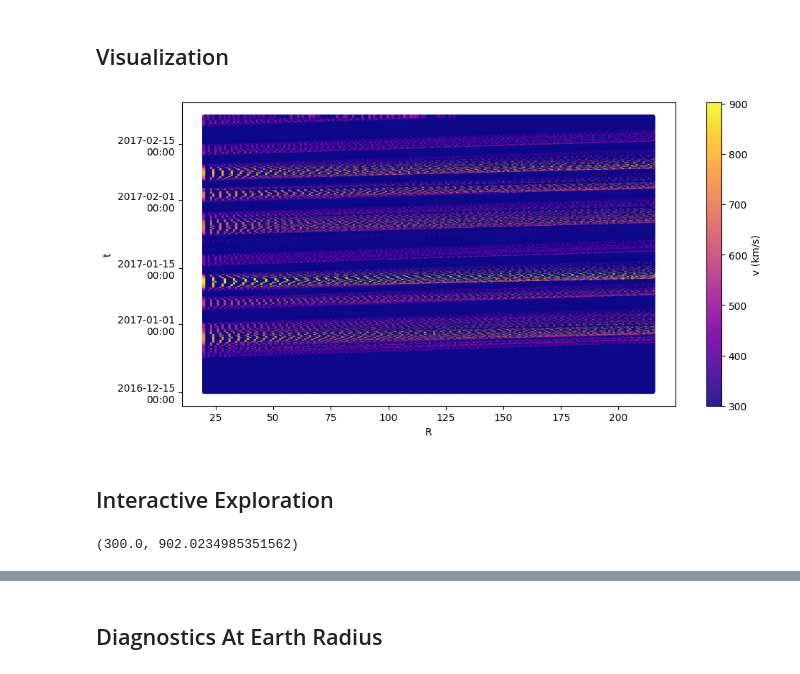
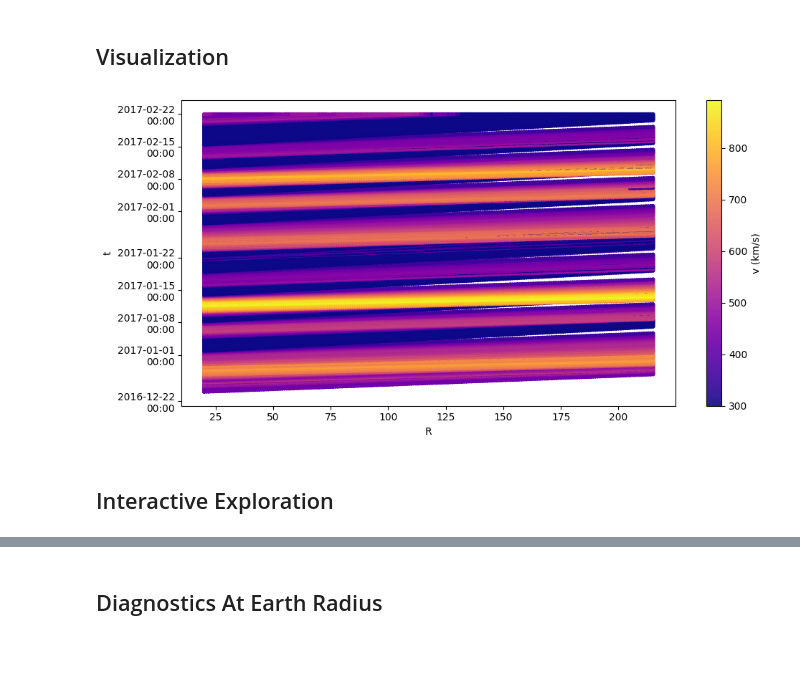
Before and after one commit to oscu0/helio-n, a Jupyter notebook: SW.ipynb, the cells around one changed output, grey strips where cells are left out. Saved outputs shown, nothing was run; the diff lists cells and outputs as text; code cells hidden in the pictures.

Commit message:
Swept cell coverage, validation with Ace @ Earth

```diff
--- a/SW.ipynb
+++ b/SW.ipynb
@@ -113,20 +115,19 @@ for i in tqdm(range(0, len(area_values), chunk), desc="empirical v(area)", unit=
     v_empirical[i:j] = v_min + a * (area_values[i:j] ** alpha)
 sdo_input_df["v_empirical"] = v_empirical
 
-# Align to hourly cadence for exact matching with the 2D grid
+# Assign each source sample to nearest launch hour (±30 min coverage)
+launch_time = (sdo_input_df["dt"] + pd.Timedelta(minutes=30)).dt.floor("1h")
 df_v = (
-    sdo_input_df[["dt", "v_empirical"]]
-    .rename(columns={"dt": "time", "v_empirical": "v"})
-    .set_index("time")
+    pd.DataFrame({"time": launch_time, "v": sdo_input_df["v_empirical"]})
+    .groupby("time", as_index=True)["v"].mean()
+    .to_frame()
     .sort_index()
-    .resample("1h").mean()
-    .dropna(subset=["v"])
 )
 
 sim_start = df_v.index.min().floor("1h")
 sim_end = (df_v.index.max() + pd.Timedelta(days=7)).ceil("1h")
 print("Using SDO input dataframe:", sdo_input_df_name)
-print("Rows in df_v (hourly):", len(df_v))
+print("Rows in df_v (nearest-hour launch bins):", len(df_v))
 df_v.head()
 # %% [output]
 Using SDO input dataframe: df_sdo_sw_test
@@ -156,0 +153,8 @@ phi_step
+# %%
+phi_step = 3600 * omega  # ~0.5556 deg for 27-day CR
+time_step_hours = 1.0
+time_step_minutes = 60
+time_freq = "60min"
+
+print("phi_step_used (deg):", phi_step)
+print("time_step_used (h):", time_step_hours, "| freq:", time_freq)
@@ -170,7 +177,7 @@ def r(t, t0):
 
 Создание мультииндекса: модель данных — трёхмерный массив с индексами [дата, ɸ, R]
 # %%
-time_axis = pd.date_range(sim_start, sim_end, freq="1h")
+time_axis = pd.date_range(sim_start, sim_end, freq=time_freq)
 phi_axis = np.arange(0.0, 360.0, phi_step, dtype=float)
 R_max = 215
 r_axis = np.arange(r0, R_max + 1, 1, dtype=np.int16)
@@ -375,34 +546,28 @@ v min/max (mean mode): (300.0, 902.0234985351562)
 # %%
 # plot t vs R with v as color for phi ~ 120 deg
 phi_target = 120.0
 phi_idx = int(np.argmin(np.abs(phi_axis - phi_target)))
 slice_tr = V_grid[:, phi_idx, :]
 ti, ri = np.where(~np.isnan(slice_tr))
 
 plt.figure(figsize=(10, 5))
 sc = plt.scatter(
     r_axis[ri],
     time_axis[ti],
     c=slice_tr[ti, ri],
     cmap="plasma",
     s=8,
     alpha=0.9,
 )
 plt.colorbar(sc, label="v (km/s)")
-plt.xlabel("R")
+plt.xlabel("R (Rsun)")
 plt.ylabel("t")
 ax = plt.gca()
 ax.yaxis.set_major_locator(mdates.AutoDateLocator())
 ax.yaxis.set_major_formatter(mdates.DateFormatter("%Y-%m-%d\n%H:%M"))
 plt.tight_layout()
 plt.show()
 # %% [output]
-[figure, old version]
+[figure, new version]
 # %% [markdown]
 ## Interactive Exploration
-# %%
-# compute global v min/max for default processed grid (max mode)
-vmin, vmax = post_vlims["max"]
-vmin, vmax
-# %% [output]
-(300.0, 902.0234985351562)
```
Also changed, not shown: parts of 23 cells of this notebook.
